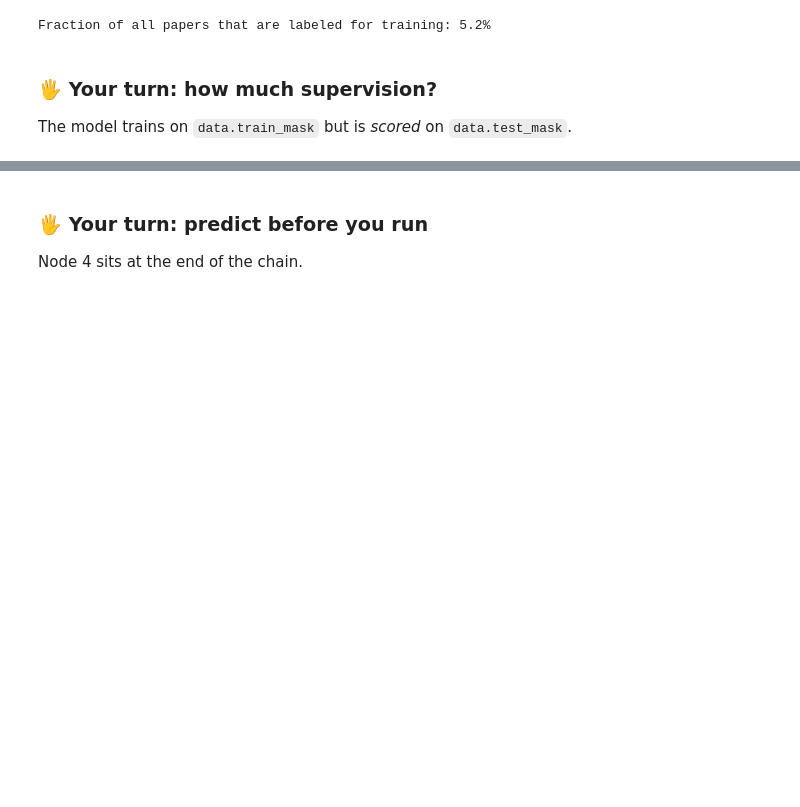
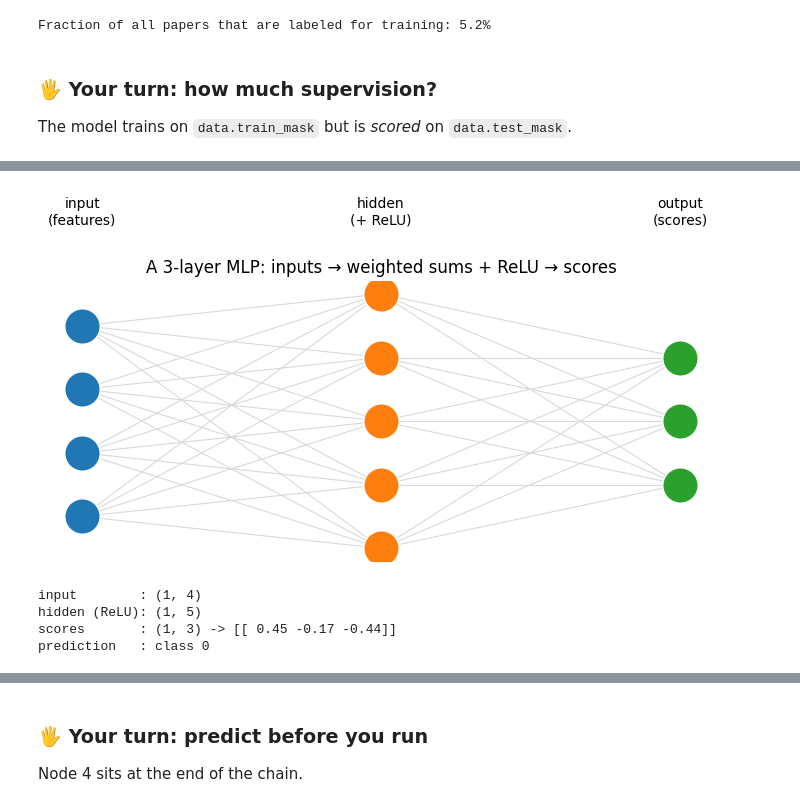
Before and after one commit to mlugassi/ML-on-Graphs, a Jupyter notebook: 10_Introduction_to_Graph_Neural_Networks_(GNNs).ipynb, the cells around one changed output, grey strips where cells are left out. Drawn from its saved outputs; the diff is of its cells as text; code cells hidden in the pictures; blank space fills up the shorter version.

```diff
--- a/10_Introduction_to_Graph_Neural_Networks_(GNNs).ipynb
+++ b/10_Introduction_to_Graph_Neural_Networks_(GNNs).ipynb
@@ -155,0 +176,44 @@ The model trains on `data.train_mask` but is *scored* on `data.test_mask`.
+# %%
+# A neural network in miniature: draw a 3-layer MLP, then run one forward pass.
+def draw_mlp(ax, layer_sizes):
+    h_gap = 2.2
+    pos = {}
+    for li, n in enumerate(layer_sizes):
+        ys = np.linspace(-(n - 1) / 2, (n - 1) / 2, n)
+        for ni, y in enumerate(ys):
+            pos[(li, ni)] = (li * h_gap, y)
+    for li in range(len(layer_sizes) - 1):                 # every weight is a line
+        for a in range(layer_sizes[li]):
+            for b in range(layer_sizes[li + 1]):
+                x0, y0 = pos[(li, a)]; x1, y1 = pos[(li + 1, b)]
+                ax.plot([x0, x1], [y0, y1], color="0.85", lw=0.8, zorder=1)
+    colors = ["C0", "C1", "C2"]
+    names = ["input\n(features)", "hidden\n(+ ReLU)", "output\n(scores)"]
+    for li, n in enumerate(layer_sizes):
+        for ni in range(n):
+            x, y = pos[(li, ni)]
+            ax.scatter(x, y, s=650, color=colors[li], zorder=2, edgecolors="white")
+        ax.text(li * h_gap, max(layer_sizes) / 2 + 0.6, names[li], ha="center", fontsize=10)
+    ax.axis("off")
+    ax.set_title("A 3-layer MLP: inputs → weighted sums + ReLU → scores")
+
+fig, ax = plt.subplots(figsize=(7, 4))
+draw_mlp(ax, [4, 5, 3])
+plt.tight_layout(); plt.show()
+
+# The same network as a few lines of arithmetic — a forward pass on one input.
+torch.manual_seed(SEED)
+x = torch.randn(1, 4)                        # one example, 4 features
+W1, W2 = nn.Linear(4, 5), nn.Linear(5, 3)    # the ONLY things a network learns
+h = F.relu(W1(x))                            # hidden layer + nonlinearity
+scores = W2(h)                               # one score per class
+print("input        :", tuple(x.shape))
+print("hidden (ReLU):", tuple(h.shape))
+print("scores       :", tuple(scores.shape), "->", scores.detach().numpy().round(2))
+print("prediction   : class", int(scores.argmax()))
+# %% [output]
+[figure, added]
+input        : (1, 4)
+hidden (ReLU): (1, 5)
+scores       : (1, 3) -> [[ 0.45 -0.17 -0.44]]
+prediction   : class 0
```
Also changed, not shown: parts of 47 cells of this notebook.
